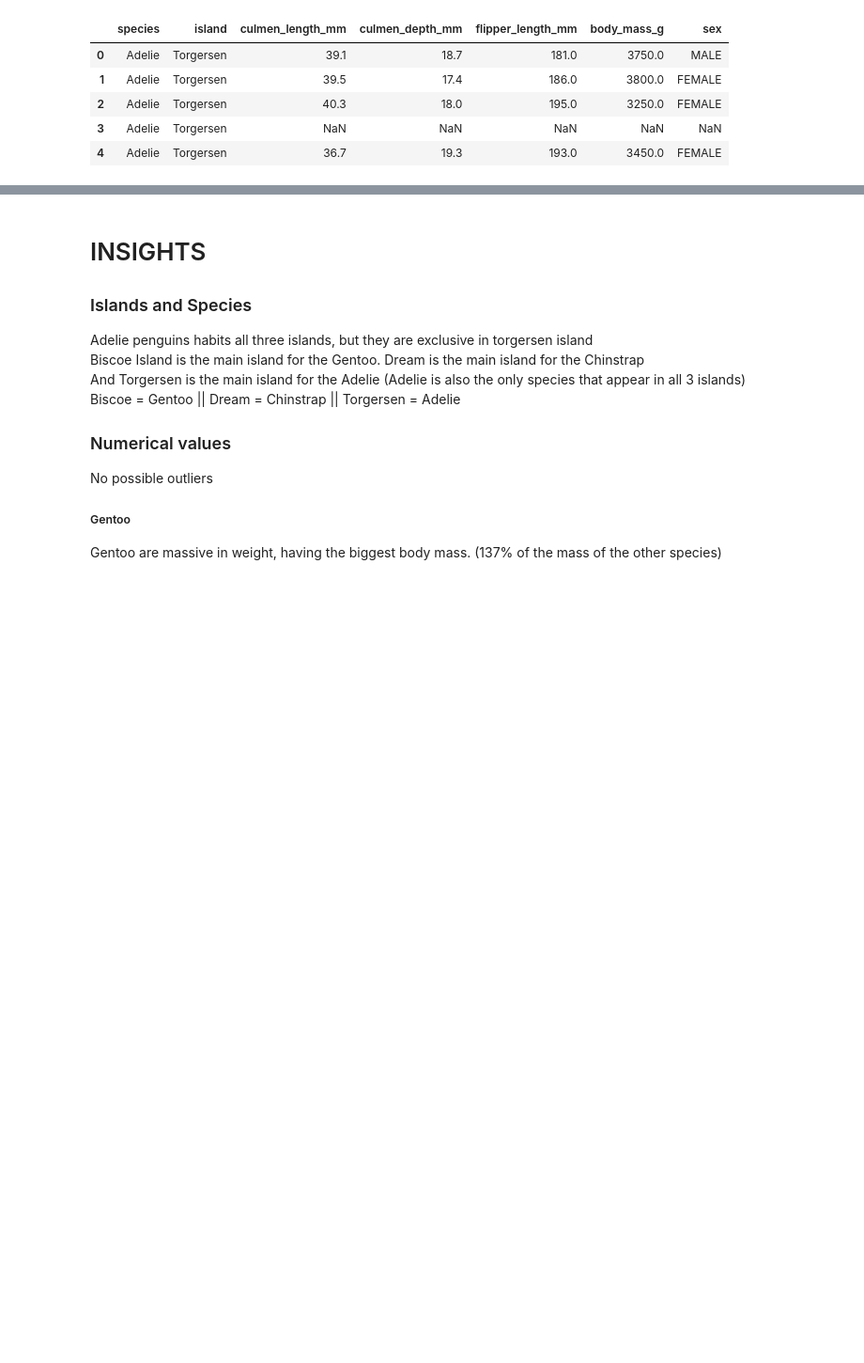
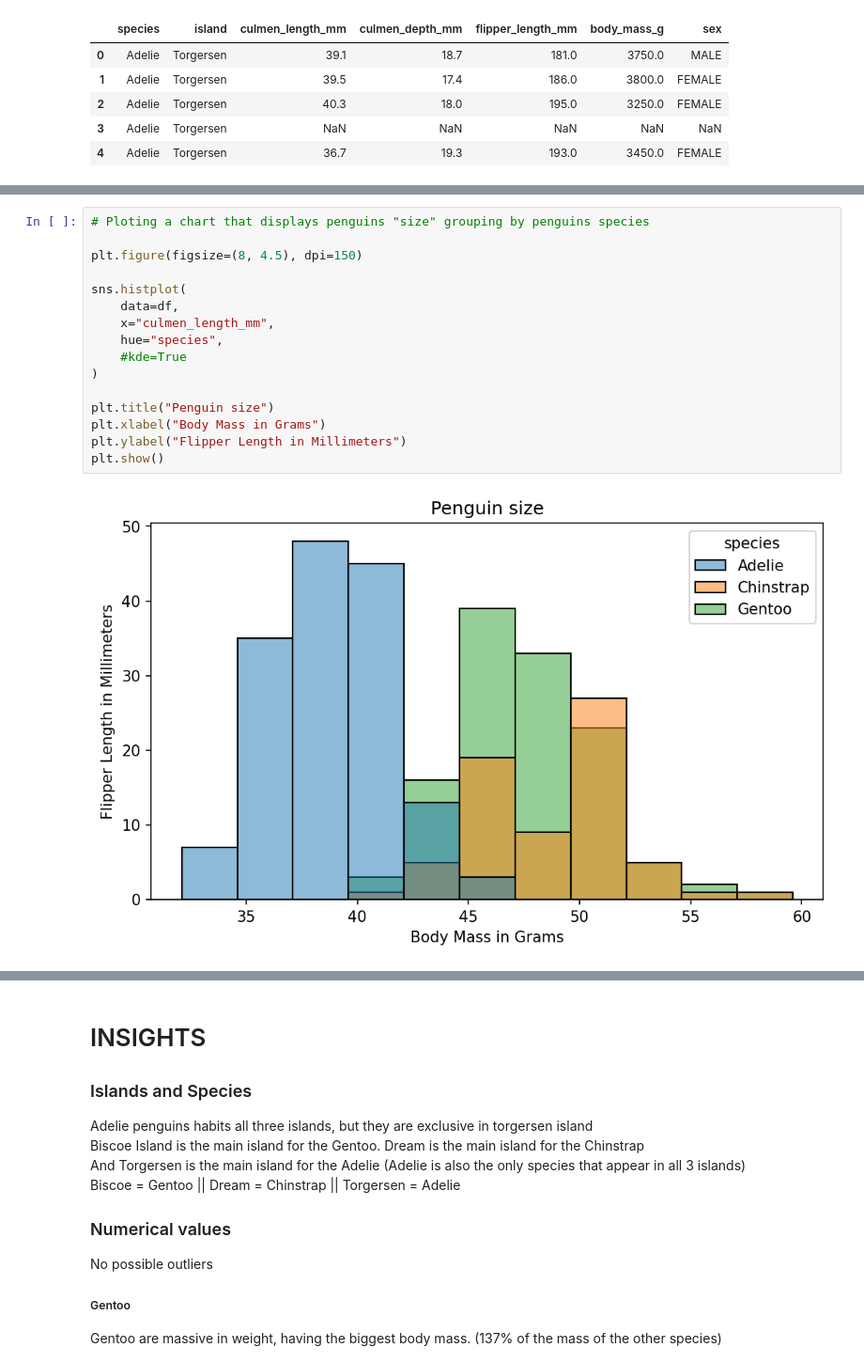
Before and after one commit to Leow14/Penguin-DF, a Jupyter notebook: notebook.ipynb, the cells around one changed output, grey strips where cells are left out. Shown at 94% size. Drawn from its saved outputs; the diff is of its cells as text; blank space fills up the shorter version.

```diff
--- a/notebook.ipynb
+++ b/notebook.ipynb
@@ -292,0 +425,18 @@ plt.show()
+# %%
+# Ploting a chart that displays penguins "size" grouping by penguins species
+
+plt.figure(figsize=(8, 4.5), dpi=150)
+
+sns.histplot(
+    data=df,
+    x="culmen_length_mm",
+    hue="species",
+    #kde=True
+)
+
+plt.title("Penguin size")
+plt.xlabel("Body Mass in Grams")
+plt.ylabel("Flipper Length in Millimeters")
+plt.show()
+# %% [output]
+[figure, added]
```
Also changed, not shown: parts of 42 cells of this notebook.
